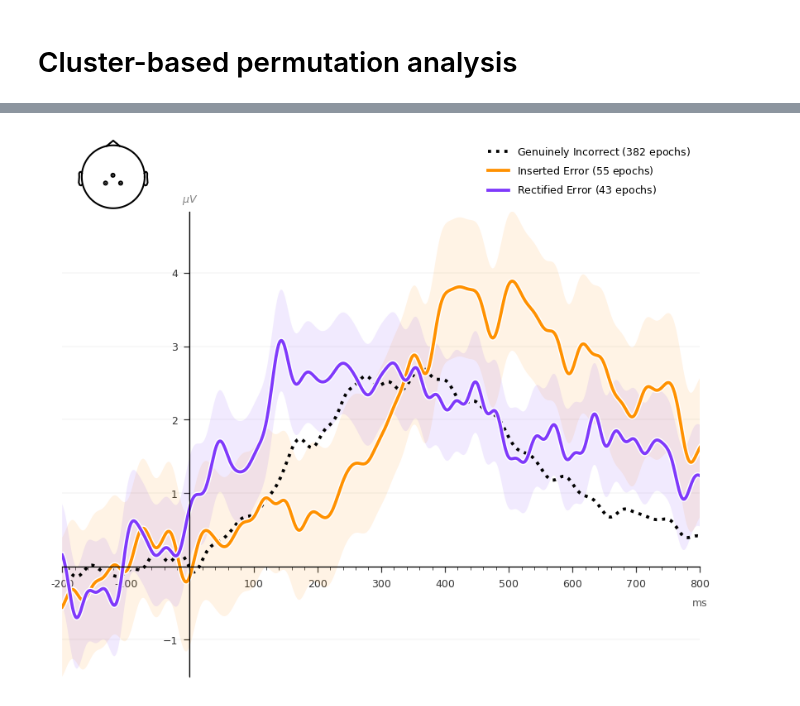
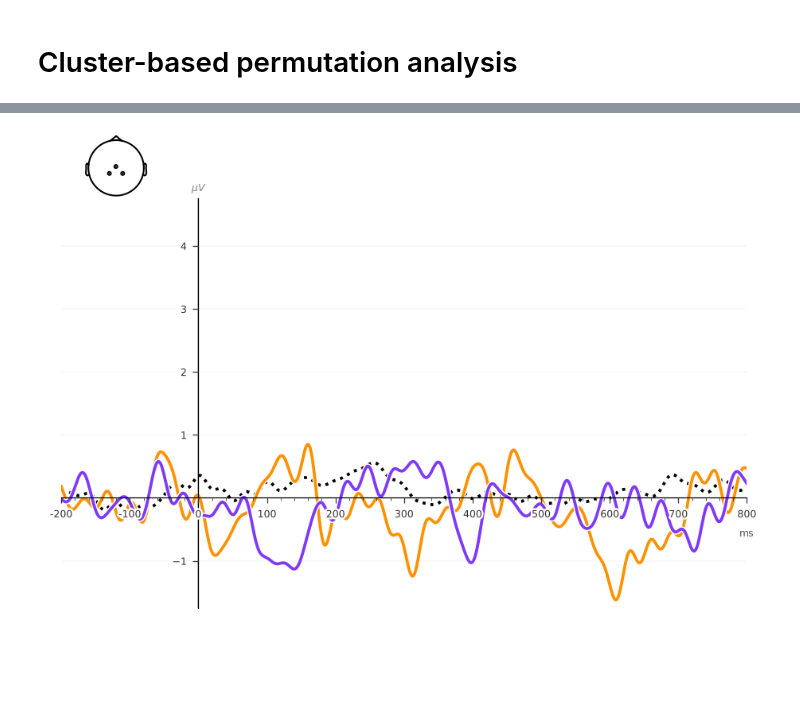
Before and after one commit to dlundgaard/AuthorshipArtifice, a Jupyter notebook: analysis/analysis_EEG.ipynb, the cells around one changed output, grey strips where cells are left out. Saved outputs shown, nothing was run; the diff lists cells and outputs as text; code cells hidden in the pictures; blank space fills up the shorter version.

Commit message:
polished and customised visualizations for display in paper figures

```diff
--- a/analysis/analysis_EEG.ipynb
+++ b/analysis/analysis_EEG.ipynb
@@ -150,6 +150,5 @@ def compare_evoked_gfp(contrast, participant = None, channel_subset = None, ci =
     ax.margins(y = 0)
     plt.show()
 
-for contrast in selected_contrasts[:2] + selected_contrasts[3:]:
+# for contrast in selected_contrasts[:2] + selected_contrasts[3:]:
     # compare_evoked_gfp(contrast, participant=selected_participant)
-    compare_evoked_gfp(contrast)
@@ -283,9 +275,9 @@ def perform_cluster_permutation(participant, conditions, clustering_alpha = 0.05
 
             plt.show()
 
-if selected_participant:
-    for contrast in [selected_contrasts[3]]:
-        perform_cluster_permutation(
-            participant = selected_participant,
-            conditions = contrast,
-        )
+# if selected_participant:
+#     for contrast in [selected_contrasts[3]]:
+#         perform_cluster_permutation(
+#             participant = selected_participant,
+#             conditions = contrast,
+#         )
@@ -448,6 +454,6 @@ sanity_check(
 # %%
-def compare_conditions(contrast, waveform_reference, channel_subset, participant = None, ci = 0.5):
-    fig, ax = plt.subplots(figsize = (5.4, 4.4))
+def compare_conditions(contrast, waveform_reference, channel_subset, participant = None, ci = None, scale = None):
+    fig, ax = plt.subplots(figsize = (6, 4))
 
     ax.axvline(
         x = 0,
@@ -484,69 +490,90 @@ def compare_conditions(contrast, waveform_reference, channel_subset, participant
 
     for condition_index, (condition_name, events_identifiers) in enumerate(contrast.items()):
         per_participant = [epochs_per_participant[participant]] if participant else epochs_per_participant.values()
-        signals = np.stack([epochs[events_identifiers].copy().pick(channel_subset, exclude = "bads").average().data * 1e6 for epochs in per_participant])
+        signals = np.stack([epochs[events_identifiers].get_data(picks = channel_subset, copy = True) * 1e6 for epochs in per_participant]) # indexing: [participant, epoch, channel, timepoint]
 
-        for participant_signal in signals:
-            signal_magnitude = participant_signal.mean(axis = 0)
+        for participant_signal in signals.mean(axis = (1, 2)):
             ax.plot(
                 all_epochs.times,
-                signal_magnitude,
+                participant_signal,
                 color = f"C{condition_index + 1}",
                 linewidth = 0.4,
                 linestyle = "dashed",
                 alpha = 0.6,
             )
+        # for epoch_signal in signals.mean(axis = (0, 2)):
+        #     ax.plot(
+        #         all_epochs.times,
+        #         epoch_signal,
+        #         color = f"C{condition_index + 1}",
+        #         linewidth = 0.4,
+        #         linestyle = "dashed",
+        #         alpha = 0.6,
+        #     )
 
-        signal_magnitude = signals.mean(axis = (0, 1))
         ax.plot(
             epochs.times,
-            signal_magnitude,
+            signals.mean(axis = (0, 1, 2)),
             color = f"C{condition_index + 1}",
             linewidth = 1.8,
             path_effects = [patheffects.Stroke(linewidth = 3.2, foreground = "white"), patheffects.Normal()],
             label = f"{condition_name} (${len(epochs[events_identifiers])}$ epochs)"
         )
-        ax.fill_between(
-            epochs.times,
-            *stats.norm.interval(ci, loc=signal_magnitude, scale = signals.std()),
-            color = f"C{condition_index + 1}",
-            alpha=0.1,
-            edgecolor = "none"
-        )
+        if ci:
+            ax.fill_between(
+                epochs.times,
+                *stats.norm.interval(ci, loc=signals.mean(axis = (0, 1, 2)), scale = signals.mean(axis = (0, 1, 2)).std()),
+                color = f"C{condition_index + 1}",
+                alpha=0.1,
+                edgecolor = "none"
+            )
 
+    ax.xaxis.set_major_locator(ticker.MultipleLocator(0.1))
+    ax.xaxis.set_minor_locator(ticker.MultipleLocator(0.02))
+    ax.xaxis.set_major_formatter(lambda secs, idx: round(secs * 1000))
+    ax.set_xlim(epochs.times[0], epochs.times[-1])
+    ax.set_xlabel("ms", x = 1, ha = "center", labelpad = 5)
+    if scale:
+        ax.set_ylim(*scale)
+    ax.yaxis.set_ticks([tick for tick in ax.get_yticks() if not tick == 0])
+    if scale:
+        ax.set_ybound(*scale)
+    ax.margins(x = 0, y = 0)
+    ax.set_axisbelow(False)
+    ax.spines[["left", "bottom"]].set_position("zero")
+    for label in list(ax.xaxis.get_ticklabels()) + list(ax.yaxis.get_ticklabels()):
+        label.set_path_effects([patheffects.Stroke(linewidth = 2.4, foreground = "white"), patheffects.Normal()])
     ax.legend(
         loc = "lower right",
         bbox_to_anchor = (1, 1.01),
     )
-    ax.xaxis.set_major_locator(ticker.MultipleLocator(0.1))
-    ax.xaxis.set_minor_locator(ticker.MultipleLocator(0.02))
-    ax.xaxis.set_major_formatter(lambda sec, idx: round(sec * 1000))
-    ax.xaxis.set_ticks([tick for tick in ax.get_xticks() if not tick == 0])
-    ax.yaxis.set_ticks([tick for tick in ax.get_yticks() if not tick == 0])
-    ax.set_xlabel("ms", x = 1, ha = "center", labelpad = 5)
-    ax.set_xlim(epochs.times[0], epochs.times[-1])
-    ax.margins(x = 0, y = 0)
-    ax.spines[["left", "bottom"]].set_position("zero")
+    # ax.legend(
+    #     handles = [lines.Line2D([0], [0], color="white")] * 3,
+    #     labels = [""] * 3,
+    #     loc = "lower right",
+    #     bbox_to_anchor = (1, 1.01),
+    # )
 
     ax_topo = ax.inset_axes([0, 1, 0.16, 0.16], in_layout = False)
     mne.viz.plot_sensors(
         epochs.copy().pick(channel_subset).info,
         axes = ax_topo,
         pointsize = 0.8,
         sphere=(0, 0.02, 0, 0.1),
     )
     ax_topo.axis("off")
 
     plt.show()
 
 compare_conditions(
     participant = selected_participant,
     contrast = selected_contrasts[3],
     waveform_reference = ("Genuinely Incorrect", ["incorrect"]),
     channel_subset = ["Cz", "CP1", "CP2"],
+    scale = (-1.75, 4.75),
 )
 # %% [output]
-[figure, old version]
+[figure, new version]
 # %%
 def windowed_mean_test(contrast, channel_subset, time_begin, time_end, participant = None, title = "", ci = 0.5, p_threshold = 0.01):
     fig, ax = plt.subplots(figsize = (5.4, 4.4))
```
Also changed, not shown: parts of 8 cells of this notebook, 1 other file.
